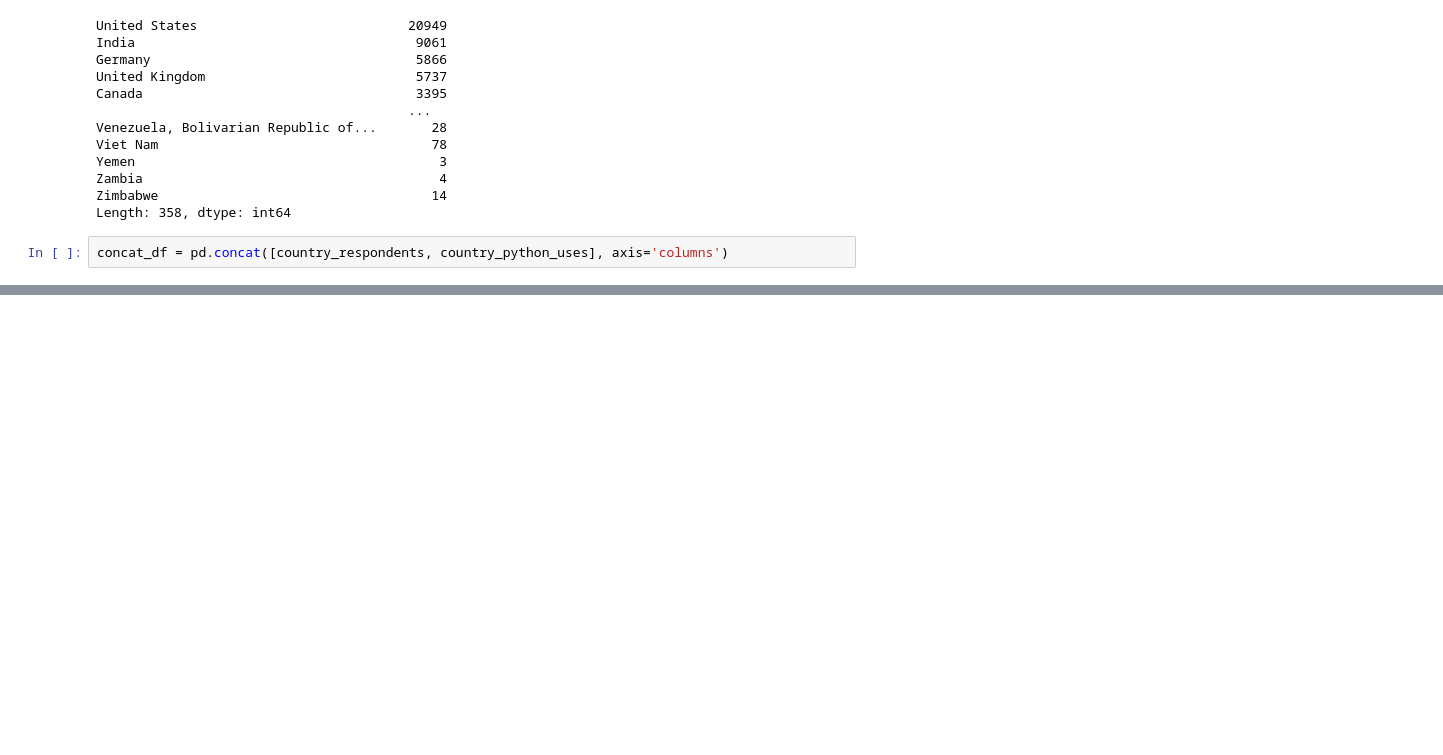
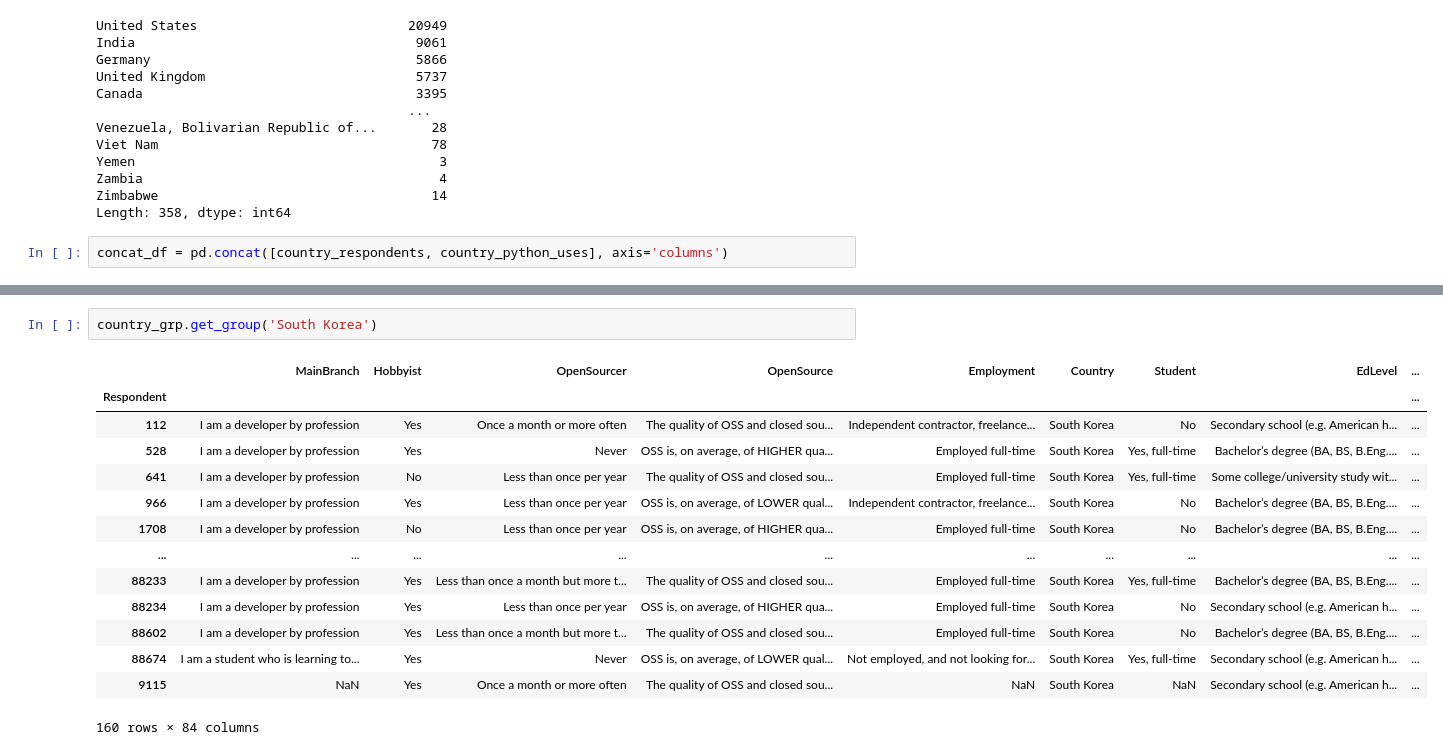
Before and after one commit to kki4504/Jupyter_notebook, a Jupyter notebook: pandas_grouping_aggregating.ipynb, the cells around one changed output, grey strips where cells are left out. Cells and saved outputs as stored; diff of their text form; blank space fills up the shorter version.

```diff
--- a/pandas_grouping_aggregating.ipynb
+++ b/pandas_grouping_aggregating.ipynb
@@ -633,0 +860,17 @@ concat_df
+# %%
+country_grp.get_group('South Korea')
+# %% [output]
+|  | MainBranch | Hobbyist | OpenSourcer | OpenSource | Employment | Country | Student | EdLevel | ... |
+| Respondent |  |  |  |  |  |  |  |  | ... |
+| 112 | I am a developer by profession | Yes | Once a month or more often | The quality of OSS and closed sou... | Independent contractor, freelance... | South Korea | No | Secondary school (e.g. American h... | ... |
+| 528 | I am a developer by profession | Yes | Never | OSS is, on average, of HIGHER qua... | Employed full-time | South Korea | Yes, full-time | Bachelor’s degree (BA, BS, B.Eng.... | ... |
+| 641 | I am a developer by profession | No | Less than once per year | The quality of OSS and closed sou... | Employed full-time | South Korea | Yes, full-time | Some college/university study wit... | ... |
+| 966 | I am a developer by profession | Yes | Less than once per year | OSS is, on average, of LOWER qual... | Independent contractor, freelance... | South Korea | No | Bachelor’s degree (BA, BS, B.Eng.... | ... |
+| 1708 | I am a developer by profession | No | Less than once per year | OSS is, on average, of HIGHER qua... | Employed full-time | South Korea | No | Bachelor’s degree (BA, BS, B.Eng.... | ... |
+| ... | ... | ... | ... | ... | ... | ... | ... | ... | ... |
+| 88233 | I am a developer by profession | Yes | Less than once a month but more t... | The quality of OSS and closed sou... | Employed full-time | South Korea | Yes, full-time | Bachelor’s degree (BA, BS, B.Eng.... | ... |
+| 88234 | I am a developer by profession | Yes | Less than once per year | OSS is, on average, of HIGHER qua... | Employed full-time | South Korea | No | Secondary school (e.g. American h... | ... |
+| 88602 | I am a developer by profession | Yes | Less than once a month but more t... | The quality of OSS and closed sou... | Employed full-time | South Korea | No | Bachelor’s degree (BA, BS, B.Eng.... | ... |
+| 88674 | I am a student who is learning to... | Yes | Never | OSS is, on average, of LOWER qual... | Not employed, and not looking for... | South Korea | Yes, full-time | Secondary school (e.g. American h... | ... |
+| 9115 | NaN | Yes | Once a month or more often | The quality of OSS and closed sou... | NaN | South Korea | NaN | Secondary school (e.g. American h... | ... |
+160 rows × 84 columns
```
Also changed, not shown: parts of 31 cells of this notebook, 1 other file.
